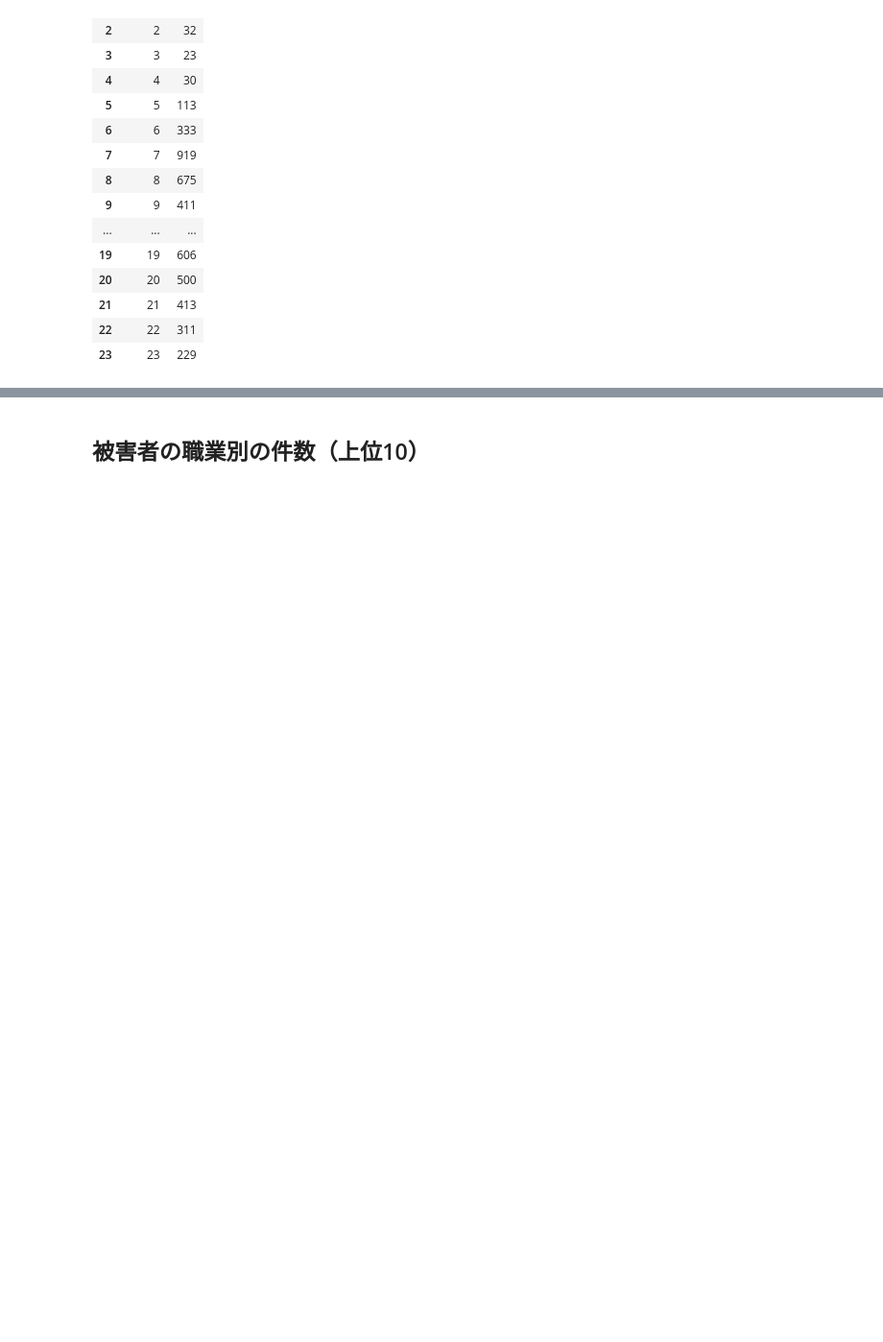
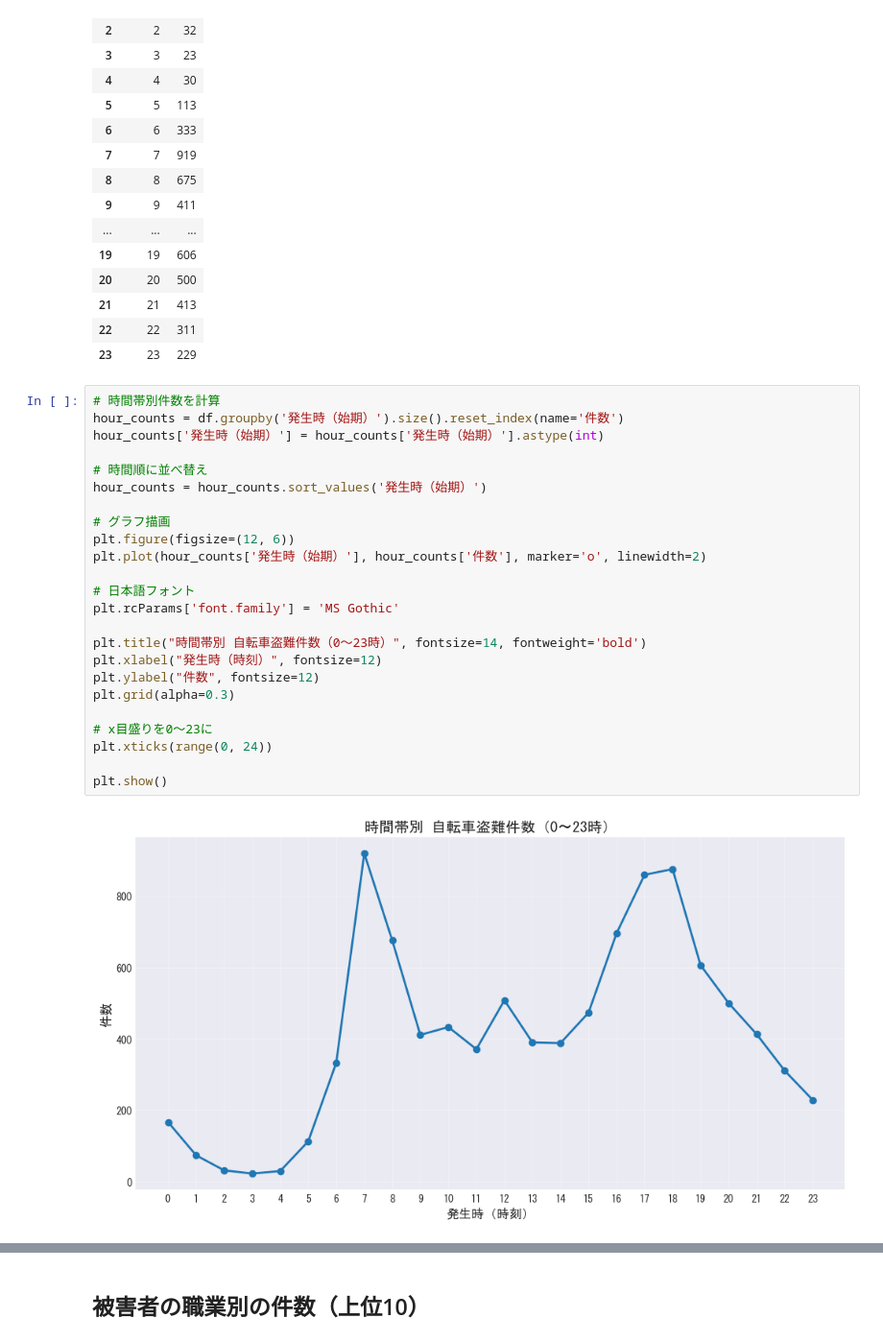
Before and after one commit to a250857y-code/me, a Jupyter notebook: week8/jitensha.ipynb, the cells around one changed output, grey strips where cells are left out. Shown at 96% size. Saved outputs shown, nothing was run; the diff lists cells and outputs as text; blank space fills up the shorter version.

```diff
--- a/week8/jitensha.ipynb
+++ b/week8/jitensha.ipynb
@@ -178,3 +193,29 @@ time_counts.style\
 | 21 | 21 | 413 |
 | 22 | 22 | 311 |
 | 23 | 23 | 229 |
+# %%
+# 時間帯別件数を計算
+hour_counts = df.groupby('発生時（始期）').size().reset_index(name='件数')
+hour_counts['発生時（始期）'] = hour_counts['発生時（始期）'].astype(int)
+
+# 時間順に並べ替え
+hour_counts = hour_counts.sort_values('発生時（始期）')
+
+# グラフ描画
+plt.figure(figsize=(12, 6))
+plt.plot(hour_counts['発生時（始期）'], hour_counts['件数'], marker='o', linewidth=2)
+
+# 日本語フォント
+plt.rcParams['font.family'] = 'MS Gothic'
+
+plt.title("時間帯別 自転車盗難件数（0〜23時）", fontsize=14, fontweight='bold')
+plt.xlabel("発生時（時刻）", fontsize=12)
+plt.ylabel("件数", fontsize=12)
+plt.grid(alpha=0.3)
+
+# x目盛りを0〜23に
+plt.xticks(range(0, 24))
+
+plt.show()
+# %% [output]
+[figure, added]
```
Also changed, not shown: parts of 6 cells of this notebook.
